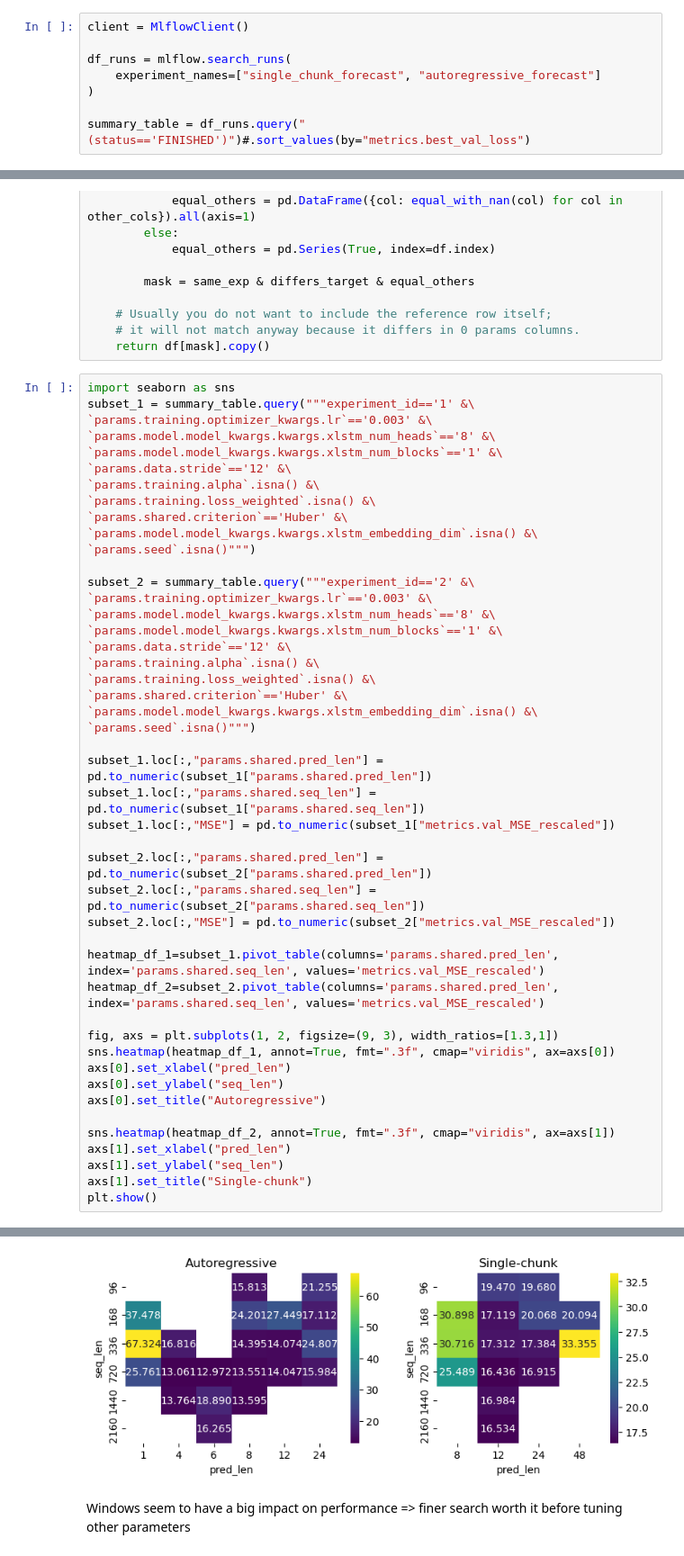
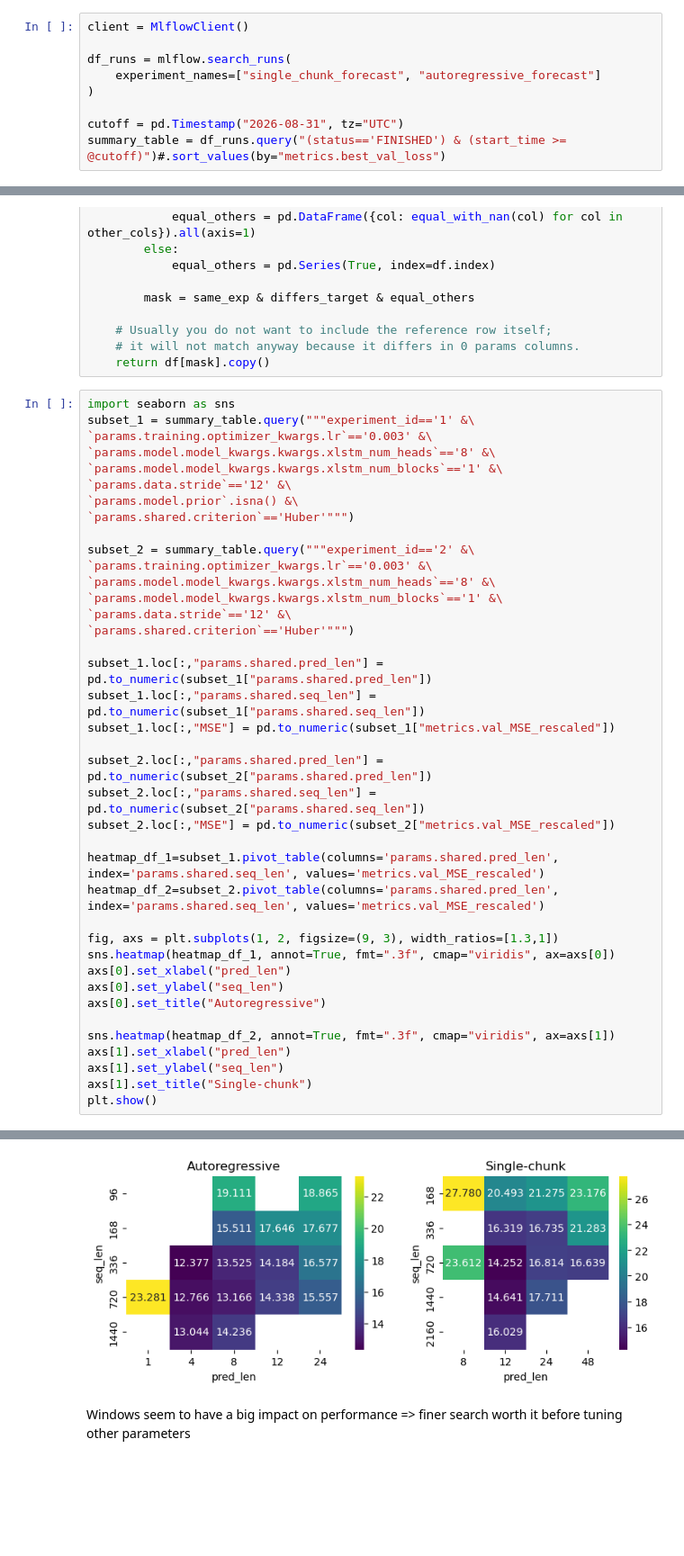
Before and after one commit to yazidhannachi/DLAM-Group6, a Jupyter notebook: submission_template/analysis.ipynb, the cells around one changed output, grey strips where cells are left out. Shown at 90% size. Drawn from its saved outputs; the diff is of its cells as text; blank space fills up the shorter version.

```diff
--- a/submission_template/analysis.ipynb
+++ b/submission_template/analysis.ipynb
@@ -19,7 +19,8 @@ df_runs = mlflow.search_runs(
     experiment_names=["single_chunk_forecast", "autoregressive_forecast"]
 )
 
-summary_table = df_runs.query("(status=='FINISHED')")#.sort_values(by="metrics.best_val_loss")
+cutoff = pd.Timestamp("2026-08-31", tz="UTC")
+summary_table = df_runs.query("(status=='FINISHED') & (start_time >= @cutoff)")#.sort_values(by="metrics.best_val_loss")
 # %%
 summary_table.sort_values(by='metrics.val_MSE_rescaled')
 # %% [output]
@@ -178,22 +168,15 @@ subset_1 = summary_table.query("""experiment_id=='1' &\
 `params.model.model_kwargs.kwargs.xlstm_num_heads`=='8' &\
 `params.model.model_kwargs.kwargs.xlstm_num_blocks`=='1' &\
 `params.data.stride`=='12' &\
-`params.training.alpha`.isna() &\
-`params.training.loss_weighted`.isna() &\
-`params.shared.criterion`=='Huber' &\
-`params.model.model_kwargs.kwargs.xlstm_embedding_dim`.isna() &\
-`params.seed`.isna()""")
+`params.model.prior`.isna() &\
+`params.shared.criterion`=='Huber'""")
 
 subset_2 = summary_table.query("""experiment_id=='2' &\
 `params.training.optimizer_kwargs.lr`=='0.003' &\
 `params.model.model_kwargs.kwargs.xlstm_num_heads`=='8' &\
 `params.model.model_kwargs.kwargs.xlstm_num_blocks`=='1' &\
 `params.data.stride`=='12' &\
-`params.training.alpha`.isna() &\
-`params.training.loss_weighted`.isna() &\
-`params.shared.criterion`=='Huber' &\
-`params.model.model_kwargs.kwargs.xlstm_embedding_dim`.isna() &\
-`params.seed`.isna()""")
+`params.shared.criterion`=='Huber'""")
 
 subset_1.loc[:,"params.shared.pred_len"] = pd.to_numeric(subset_1["params.shared.pred_len"])
 subset_1.loc[:,"params.shared.seq_len"] = pd.to_numeric(subset_1["params.shared.seq_len"])
@@ -201,33 +184,33 @@ subset_1.loc[:,"MSE"] = pd.to_numeric(subset_1["metrics.val_MSE_rescaled"])
 
 subset_2.loc[:,"params.shared.pred_len"] = pd.to_numeric(subset_2["params.shared.pred_len"])
 subset_2.loc[:,"params.shared.seq_len"] = pd.to_numeric(subset_2["params.shared.seq_len"])
 subset_2.loc[:,"MSE"] = pd.to_numeric(subset_2["metrics.val_MSE_rescaled"])
 
 heatmap_df_1=subset_1.pivot_table(columns='params.shared.pred_len', index='params.shared.seq_len', values='metrics.val_MSE_rescaled')
 heatmap_df_2=subset_2.pivot_table(columns='params.shared.pred_len', index='params.shared.seq_len', values='metrics.val_MSE_rescaled')
 
 fig, axs = plt.subplots(1, 2, figsize=(9, 3), width_ratios=[1.3,1])
 sns.heatmap(heatmap_df_1, annot=True, fmt=".3f", cmap="viridis", ax=axs[0])
 axs[0].set_xlabel("pred_len")
 axs[0].set_ylabel("seq_len")
 axs[0].set_title("Autoregressive")
 
 sns.heatmap(heatmap_df_2, annot=True, fmt=".3f", cmap="viridis", ax=axs[1])
 axs[1].set_xlabel("pred_len")
 axs[1].set_ylabel("seq_len")
 axs[1].set_title("Single-chunk")
 plt.show()
 # %% [output]
 A value is trying to be set on a copy of a slice from a DataFrame.
 Try using .loc[row_indexer,col_indexer] = value instead
 
 See the caveats in the documentation: https://pandas.pydata.org/pandas-docs/stable/user_guide/indexing.html#returning-a-view-versus-a-copy
   subset_1.loc[:,"MSE"] = pd.to_numeric(subset_1["metrics.val_MSE_rescaled"])
 A value is trying to be set on a copy of a slice from a DataFrame.
 Try using .loc[row_indexer,col_indexer] = value instead
 
 See the caveats in the documentation: https://pandas.pydata.org/pandas-docs/stable/user_guide/indexing.html#returning-a-view-versus-a-copy
   subset_2.loc[:,"MSE"] = pd.to_numeric(subset_2["metrics.val_MSE_rescaled"])
-[figure, old version]
+[figure, new version]
 # %% [markdown]
 Windows seem to have a big impact on performance => finer search worth it before tuning other parameters
```
Also changed, not shown: parts of 17 cells of this notebook.
